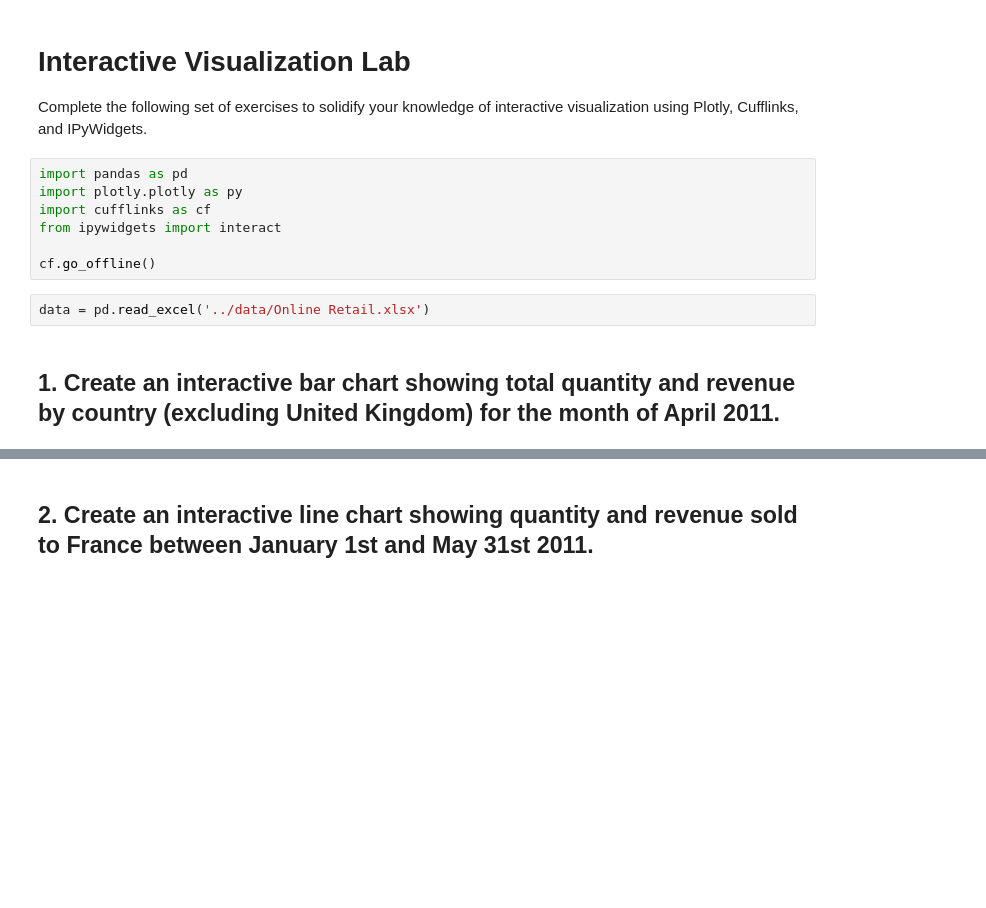
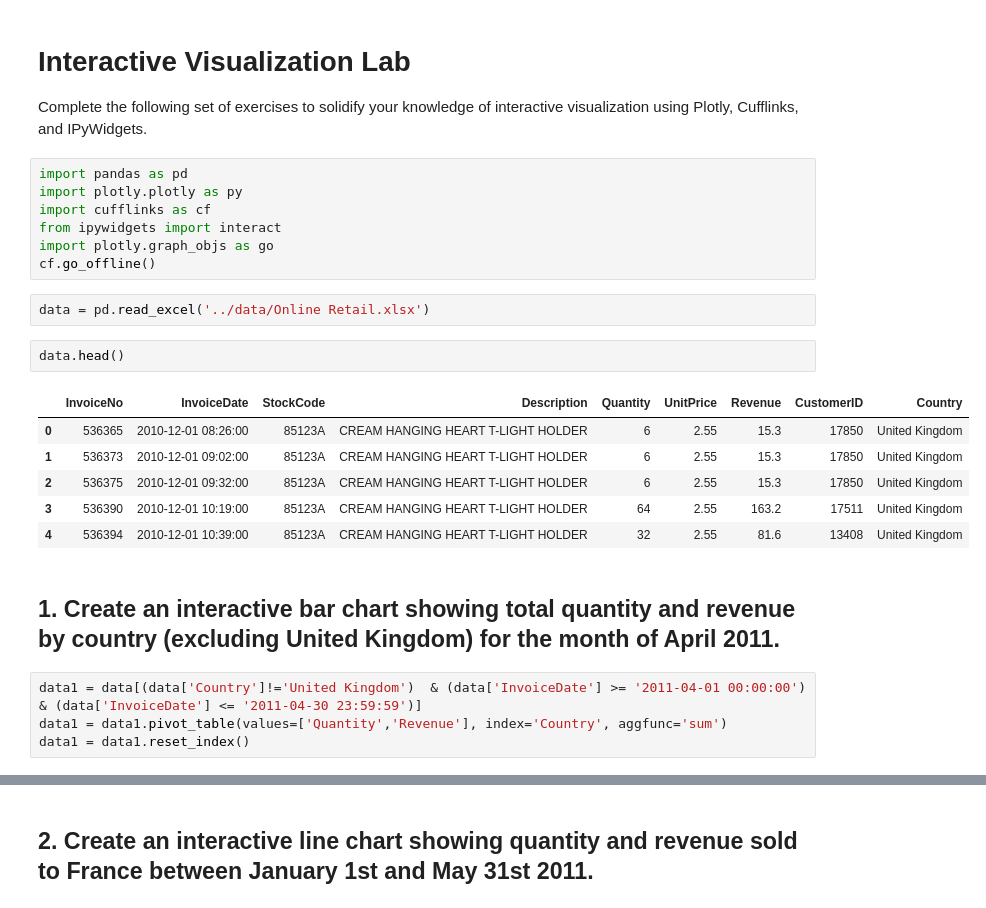
Before and after one commit to ta-datapt-bcn/lab-interactive-visualization, a Jupyter notebook: your-code/main.ipynb, the cells around one changed output, grey strips where cells are left out. Cells and saved outputs as stored; diff of their text form; blank space fills up the shorter version.

```diff
--- a/your-code/main.ipynb
+++ b/your-code/main.ipynb
@@ -10,9 +10,22 @@ import pandas as pd
 import plotly.plotly as py
 import cufflinks as cf
 from ipywidgets import interact
-
+import plotly.graph_objs as go
 cf.go_offline()
 # %%
 data = pd.read_excel('../data/Online Retail.xlsx')
+# %%
+data.head()
+# %% [output]
+|  | InvoiceNo | InvoiceDate | StockCode | Description | Quantity | UnitPrice | Revenue | CustomerID | Country |
+| 0 | 536365 | 2010-12-01 08:26:00 | 85123A | CREAM HANGING HEART T-LIGHT HOLDER | 6 | 2.55 | 15.3 | 17850 | United Kingdom |
+| 1 | 536373 | 2010-12-01 09:02:00 | 85123A | CREAM HANGING HEART T-LIGHT HOLDER | 6 | 2.55 | 15.3 | 17850 | United Kingdom |
+| 2 | 536375 | 2010-12-01 09:32:00 | 85123A | CREAM HANGING HEART T-LIGHT HOLDER | 6 | 2.55 | 15.3 | 17850 | United Kingdom |
+| 3 | 536390 | 2010-12-01 10:19:00 | 85123A | CREAM HANGING HEART T-LIGHT HOLDER | 64 | 2.55 | 163.2 | 17511 | United Kingdom |
+| 4 | 536394 | 2010-12-01 10:39:00 | 85123A | CREAM HANGING HEART T-LIGHT HOLDER | 32 | 2.55 | 81.6 | 13408 | United Kingdom |
 # %% [markdown]
 ## 1. Create an interactive bar chart showing total quantity and revenue by country (excluding United Kingdom) for the month of April 2011.
+# %%
+data1 = data[(data['Country']!='United Kingdom')  & (data['InvoiceDate'] >= '2011-04-01 00:00:00') & (data['InvoiceDate'] <= '2011-04-30 23:59:59')]
+data1 = data1.pivot_table(values=['Quantity','Revenue'], index='Country', aggfunc='sum')
+data1 = data1.reset_index()
```
Also changed, not shown: parts of 15 cells of this notebook.
